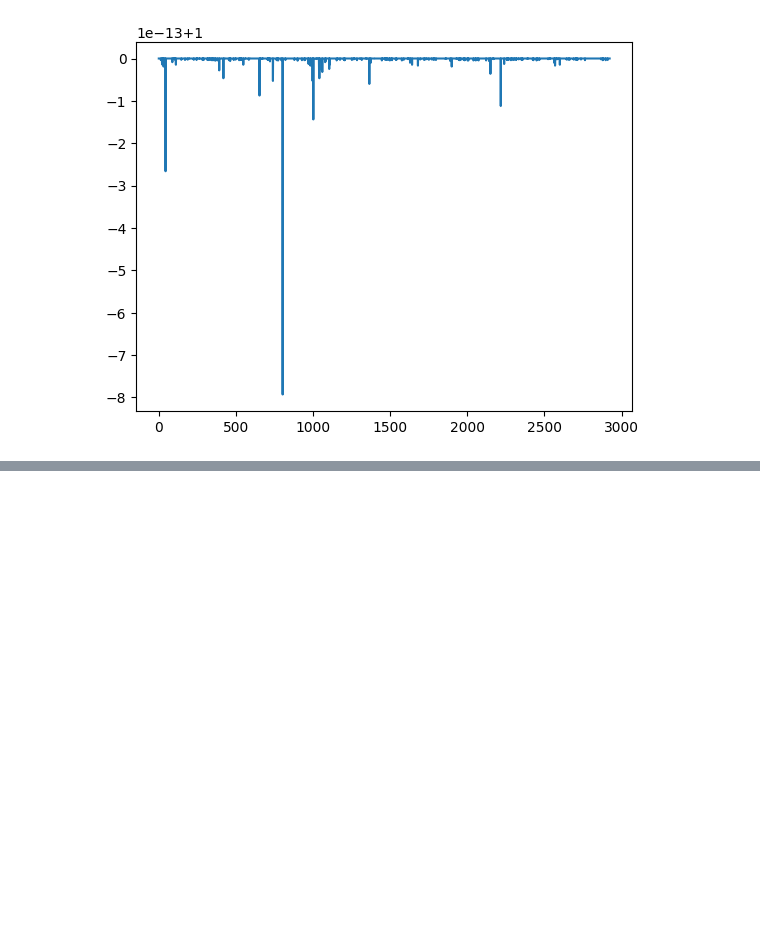
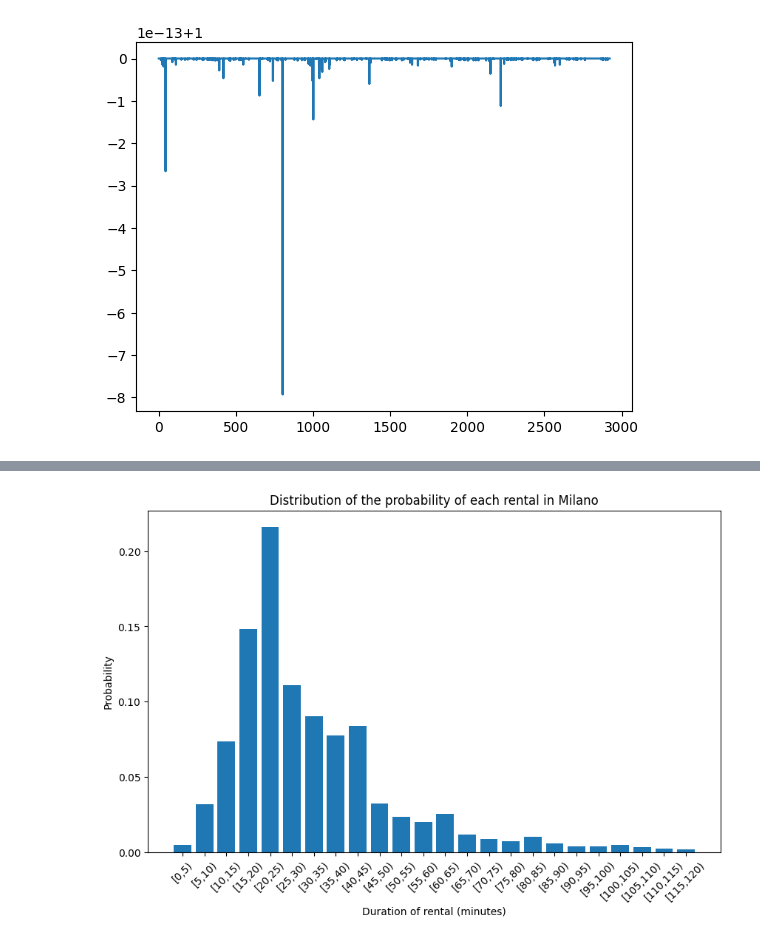
Before and after one commit to Mattiane/ICTforSmartMobilty_project, a Jupyter notebook: lab1.ipynb, the cells around one changed output, grey strips where cells are left out. Cells and saved outputs as stored; diff of their text form; code cells hidden in the pictures; blank space fills up the shorter version.

```diff
--- a/lab1.ipynb
+++ b/lab1.ipynb
@@ -404,0 +466,15 @@ plt.show()
+# %%
+total_rentals = sum(rentals)
+prob=[]
+for i in rentals:
+    prob.append(i/total_rentals)
+
+plt.figure(figsize=(10, 6))
+plt.bar(durations, prob, width=4)
+plt.xlabel("Duration of rental (minutes)")
+plt.ylabel("Probability")
+plt.title("Distribution of the probability of each rental in Milano")
+plt.xticks(ticks=durations, labels=[f"[{d},{d+5})" for d in durations], rotation=45)# used to aggregate the intervals in (0,5) - (5,1)..
+plt.show()
+# %% [output]
+[figure, added]
```
Also changed, not shown: parts of 5 cells of this notebook.
